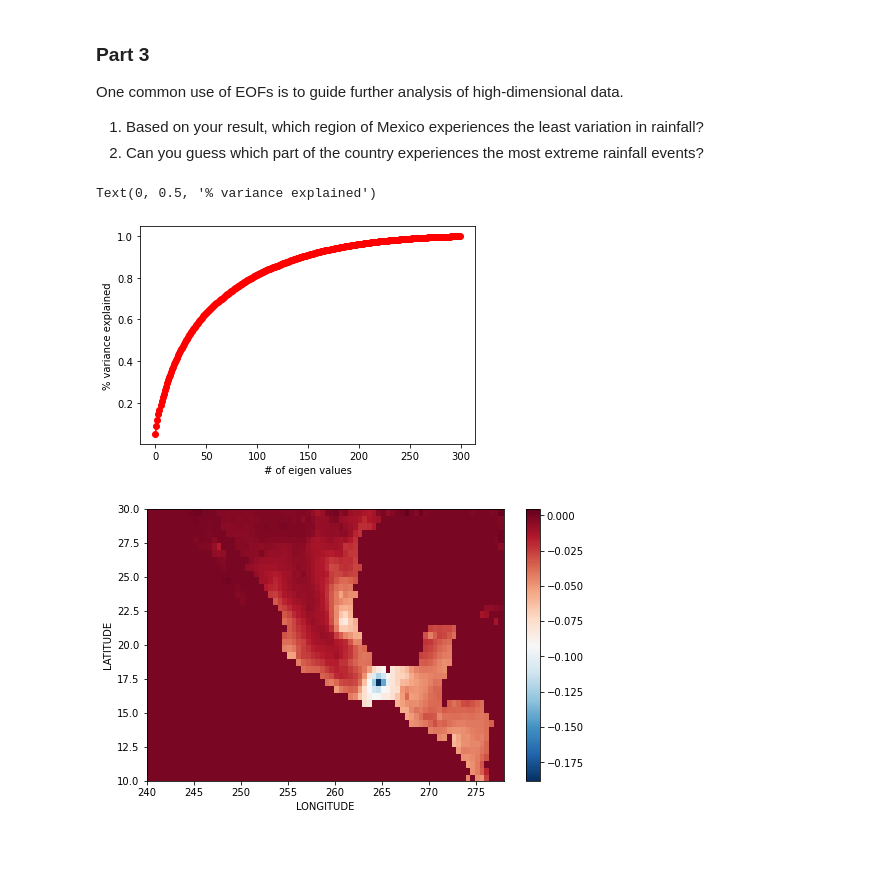
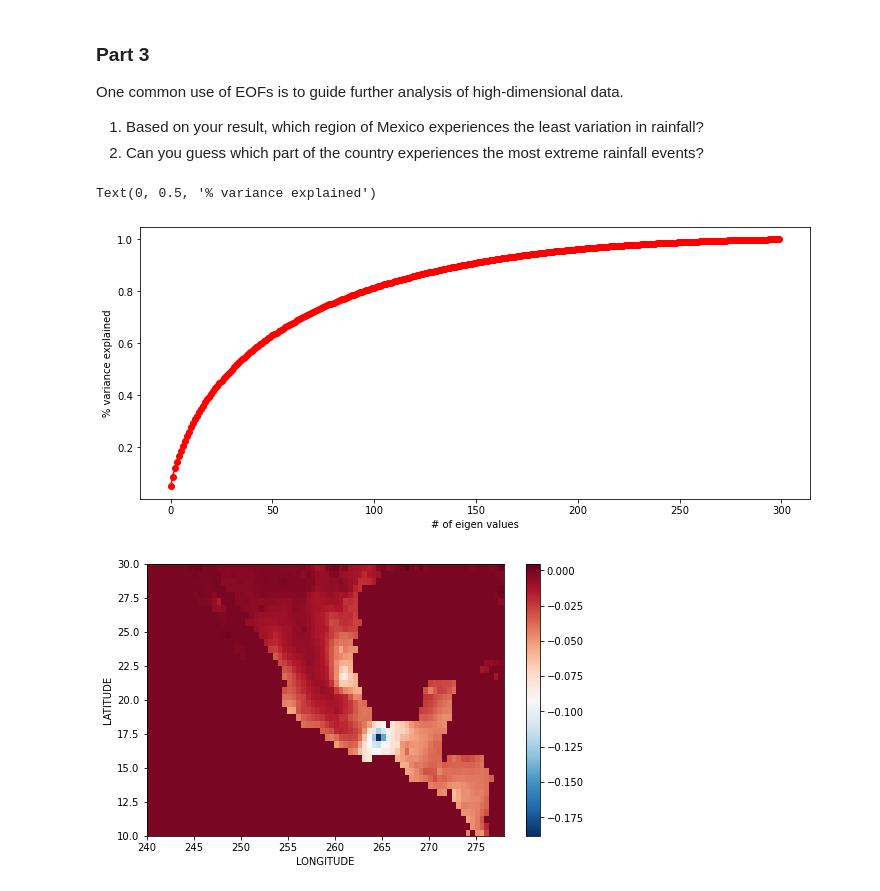
Before and after one commit to arpit-kapoor/DARE-PhD, a Jupyter notebook: assignments/DATA-6811/assignment-3/DATA6811 - Assignment 3 - Dimension Reduction.ipynb, the cells around one changed output. Saved outputs shown, nothing was run; the diff lists cells and outputs as text; code cells hidden in the pictures; blank space fills up the shorter version.

```diff
--- a/assignments/DATA-6811/assignment-3/DATA6811 - Assignment 3 - Dimension Reduction.ipynb
+++ b/assignments/DATA-6811/assignment-3/DATA6811 - Assignment 3 - Dimension Reduction.ipynb
@@ -191,12 +191,13 @@ One common use of EOFs is to guide further analysis of high-dimensional data.
 1. Based on your result, which region of Mexico experiences the least variation in rainfall?
 2. Can you guess which part of the country experiences the most extreme rainfall events?
 # %%
+plt.figure(figsize=(12, 5))
 plt.plot(np.cumsum(np.flipud(sorted_sigma))/np.sum(sorted_sigma), 'ro-')
 plt.xlabel('# of eigen values')
 plt.ylabel('% variance explained')
 # %% [output]
 Text(0, 0.5, '% variance explained')
-[figure, old version]
+[figure, new version]
 # %%
 # 1st EOF of rainfall anomaly
 n= 10
```
Also changed, not shown: parts of 1 cell of this notebook.
